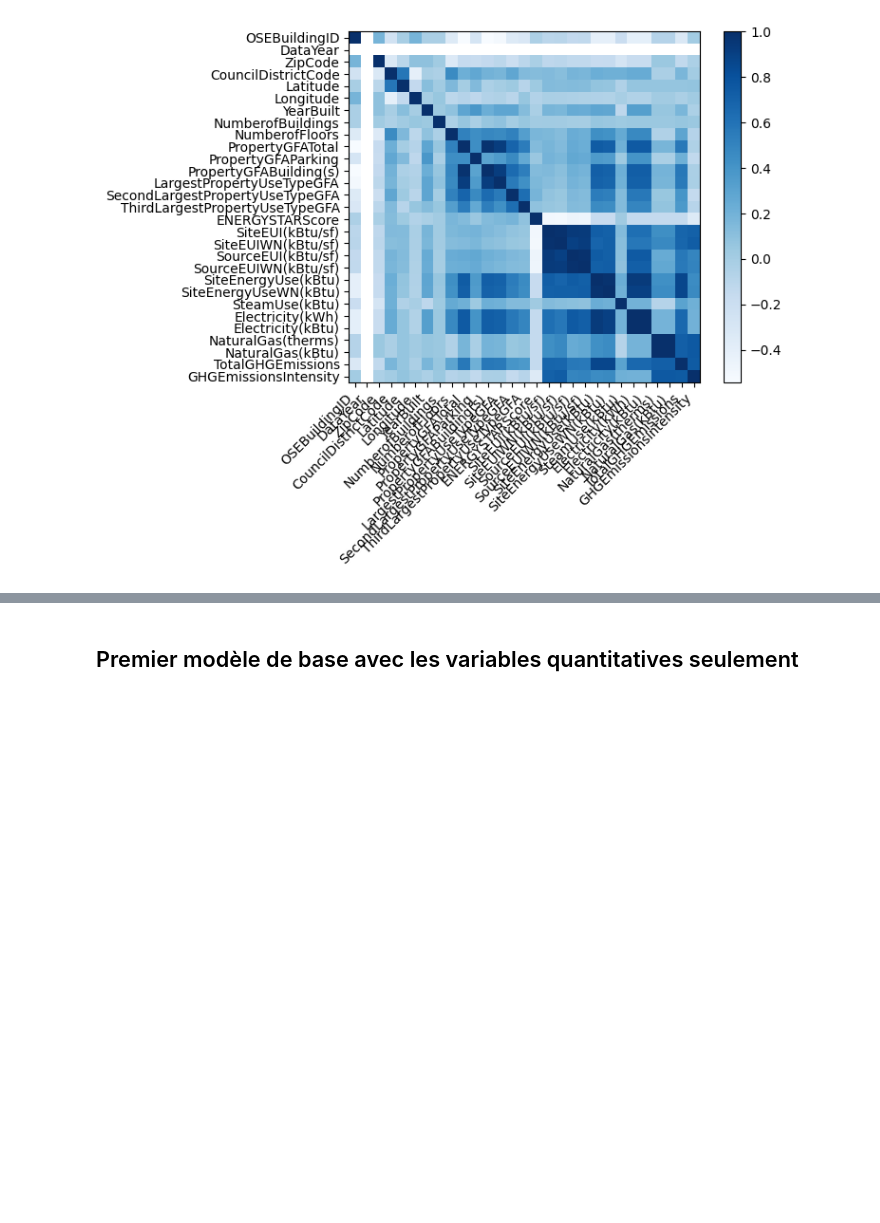
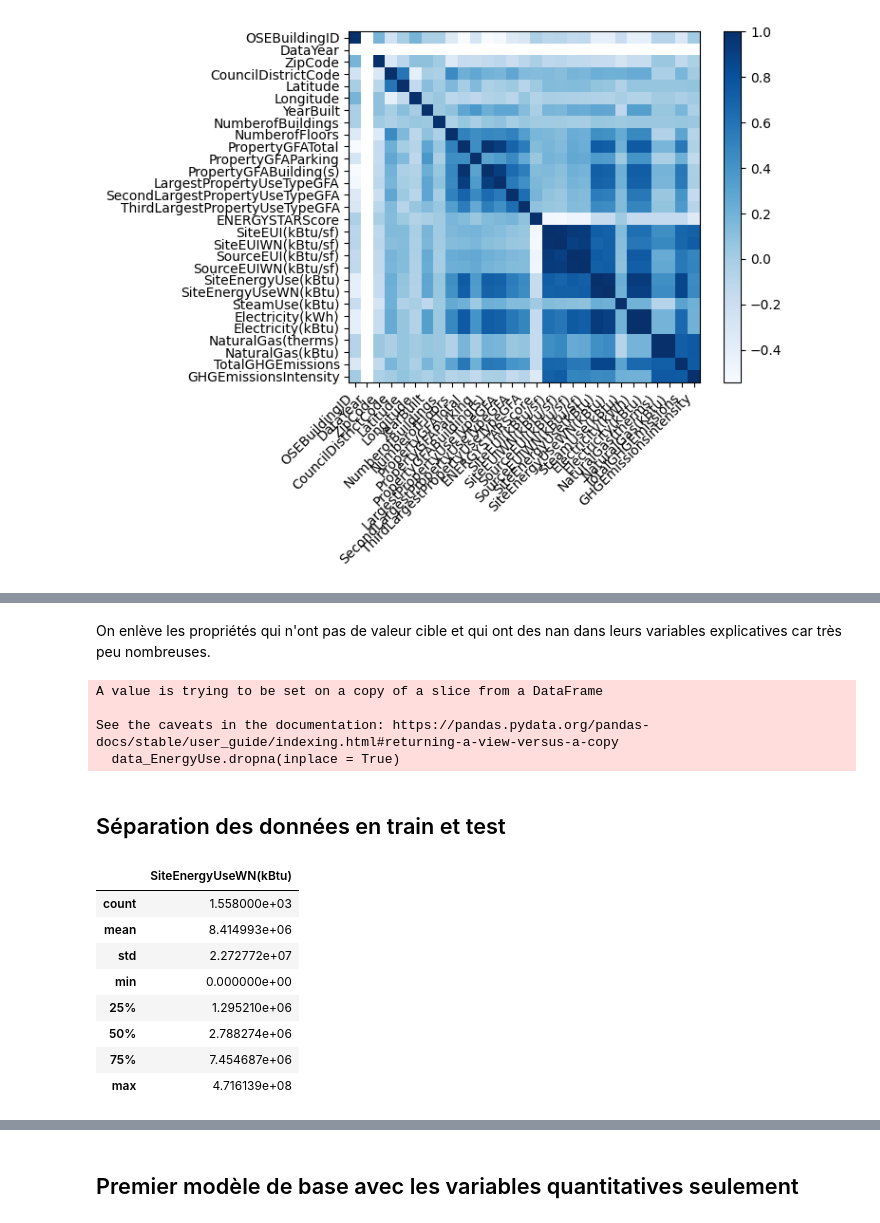
Before and after one commit to Manon-56/OC_P4, a Jupyter notebook: Projet4_notebook.ipynb, the cells around one changed output, grey strips where cells are left out. Saved outputs shown, nothing was run; the diff lists cells and outputs as text; code cells hidden in the pictures; blank space fills up the shorter version.

```diff
--- a/Projet4_notebook.ipynb
+++ b/Projet4_notebook.ipynb
@@ -480,0 +484,11 @@ plt.show()
+# %% [markdown]
+On enlève les propriétés qui n'ont pas de valeur cible et qui ont des nan dans leurs variables explicatives car très peu nombreuses.
+# %%
+data_EnergyUse.dropna(inplace = True)
+# %% [output]
+A value is trying to be set on a copy of a slice from a DataFrame
+
+See the caveats in the documentation: https://pandas.pydata.org/pandas-docs/stable/user_guide/indexing.html#returning-a-view-versus-a-copy
+  data_EnergyUse.dropna(inplace = True)
+# %% [markdown]
+## Séparation des données en train et test
@@ -480,0 +499,12 @@ plt.show()
+# %%
+y.describe()
+# %% [output]
+|  | SiteEnergyUseWN(kBtu) |
+| count | 1.558000e+03 |
+| mean | 8.414993e+06 |
+| std | 2.272772e+07 |
+| min | 0.000000e+00 |
+| 25% | 1.295210e+06 |
+| 50% | 2.788274e+06 |
+| 75% | 7.454687e+06 |
+| max | 4.716139e+08 |
```
Also changed, not shown: parts of 24 cells of this notebook, 1 other file.
